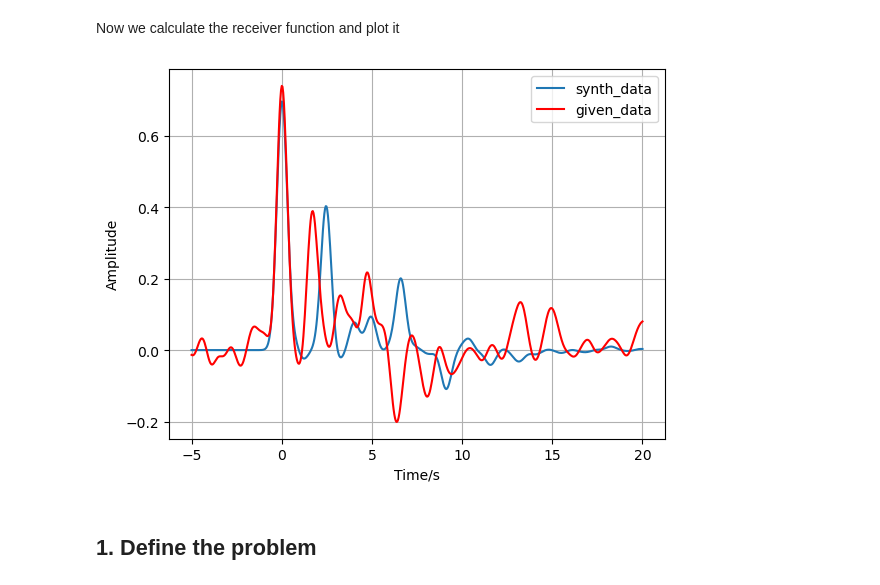
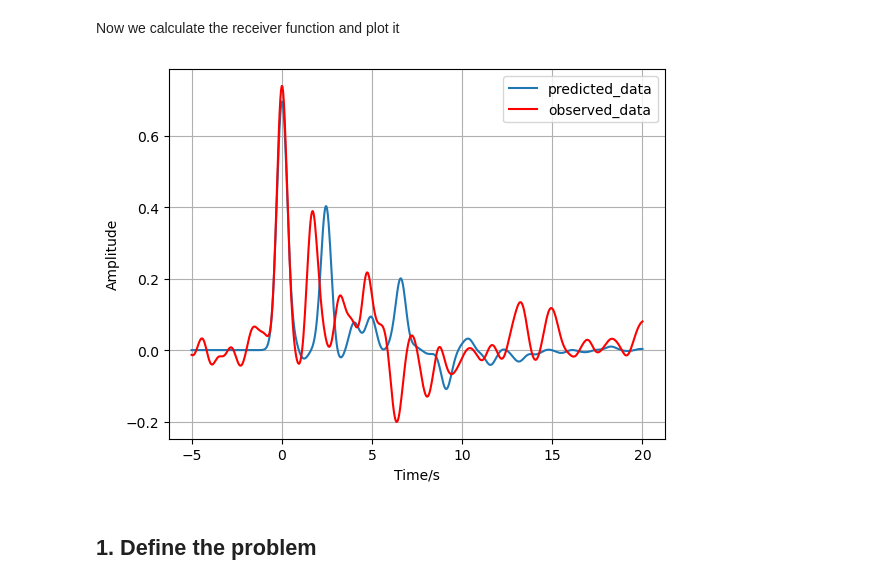
Before and after one commit to inlab-geo/espresso, a Jupyter notebook: examples/receiver_function/receiver_function_2_vars.ipynb, the cells around one changed output. Cells and saved outputs as stored; diff of their text form; code cells hidden in the pictures.

```diff
--- a/examples/receiver_function/receiver_function_2_vars.ipynb
+++ b/examples/receiver_function/receiver_function_2_vars.ipynb
@@ -71,17 +71,17 @@ my_receiver_function.plot_model(null_model);
 # %% [markdown]
 Now we calculate the receiver function and plot it
 # %%
-synth_data = my_receiver_function.forward(null_model)
-given_data = my_receiver_function.data
+predicted_data = my_receiver_function.forward(null_model)
+observed_data = my_receiver_function.data
 my_receiver_function.plot_data(
-    data=synth_data,
-    data2=given_data,
-    label="synth_data",
-    label2="given_data",
+    data=predicted_data,
+    data2=observed_data,
+    label="predicted_data",
+    label2="observed_data",
 )
 plt.legend();
 # %% [output]
-[figure, old version]
+[figure, new version]
 # %% [markdown]
 ## 1. Define the problem
 # %%
```
Also changed, not shown: parts of 10 cells of this notebook, 1 other file.
